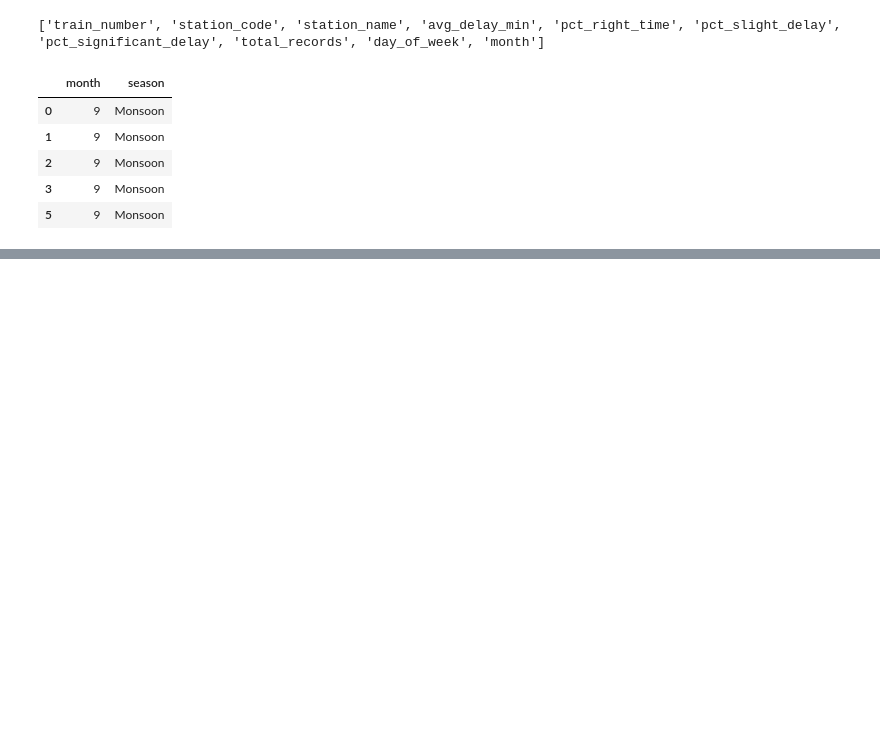
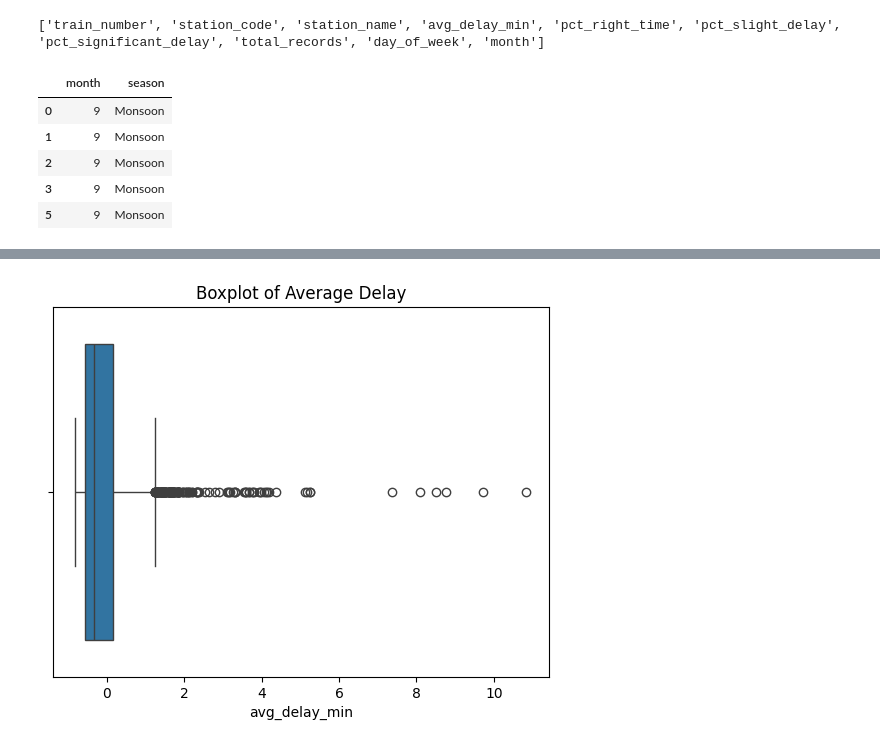
Before and after one commit to Ishy49/MLT, a Jupyter notebook: preprocessing.ipynb, the cells around one changed output, grey strips where cells are left out. Saved outputs shown, nothing was run; the diff lists cells and outputs as text; code cells hidden in the pictures; blank space fills up the shorter version.

```diff
--- a/preprocessing.ipynb
+++ b/preprocessing.ipynb
@@ -133,0 +218,6 @@ df.to_csv("etrain_delays_with_season.csv", index=False)
+# %%
+sns.boxplot(x=df['avg_delay_min'])
+plt.title("Boxplot of Average Delay")
+plt.show()
+# %% [output]
+[figure, added]
```
Also changed, not shown: parts of 9 cells of this notebook.
